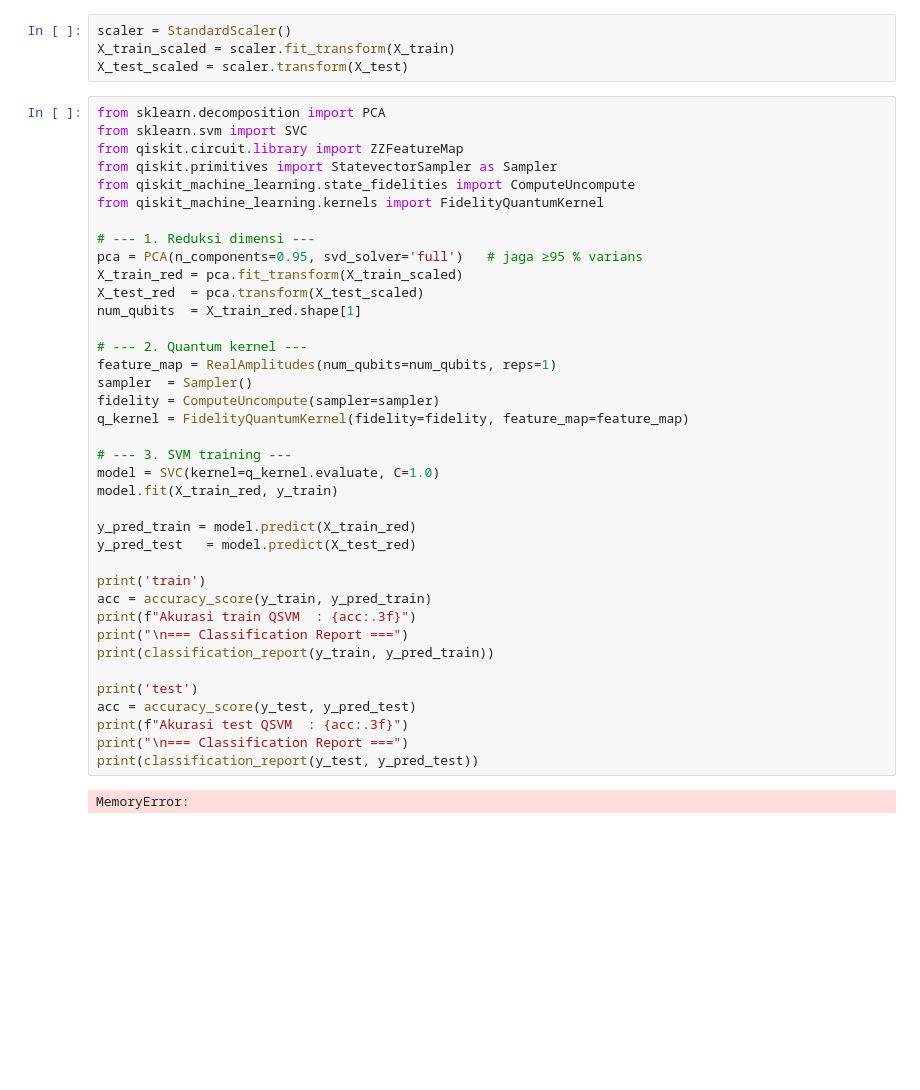
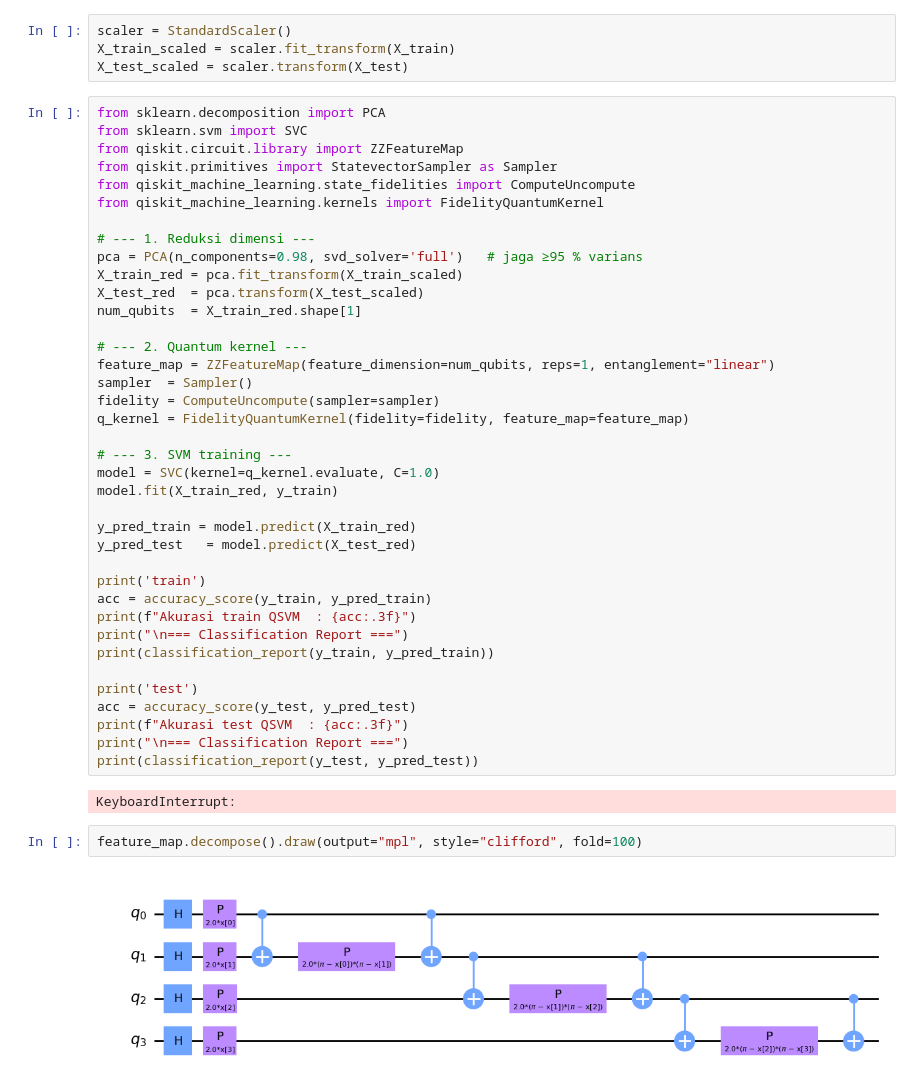
Before and after one commit to farizarvin/Stunting, a Jupyter notebook: run ini/QSVM PCA .ipynb, the cells around one changed output. Drawn from its saved outputs; the diff is of its cells as text; blank space fills up the shorter version.

```diff
--- a/run ini/QSVM PCA .ipynb
+++ b/run ini/QSVM PCA .ipynb
@@ -47,13 +47,13 @@ from qiskit_machine_learning.state_fidelities import ComputeUncompute
 from qiskit_machine_learning.kernels import FidelityQuantumKernel
 
 # --- 1. Reduksi dimensi ---
-pca = PCA(n_components=0.95, svd_solver='full')   # jaga ≥95 % varians
+pca = PCA(n_components=0.98, svd_solver='full')   # jaga ≥95 % varians
 X_train_red = pca.fit_transform(X_train_scaled)
 X_test_red  = pca.transform(X_test_scaled)
 num_qubits  = X_train_red.shape[1]
 
 # --- 2. Quantum kernel ---
-feature_map = RealAmplitudes(num_qubits=num_qubits, reps=1)
+feature_map = ZZFeatureMap(feature_dimension=num_qubits, reps=1, entanglement="linear")
 sampler  = Sampler()
 fidelity = ComputeUncompute(sampler=sampler)
 q_kernel = FidelityQuantumKernel(fidelity=fidelity, feature_map=feature_map)
@@ -77,4 +77,8 @@ print(f"Akurasi test QSVM  : {acc:.3f}")
 print("\n=== Classification Report ===")
 print(classification_report(y_test, y_pred_test))
 # %% [output]
-MemoryError:
+KeyboardInterrupt:
+# %%
+feature_map.decompose().draw(output="mpl", style="clifford", fold=100)
+# %% [output]
+[figure, added]
```
Also changed, not shown: parts of 1 cell of this notebook, 6 other files.
